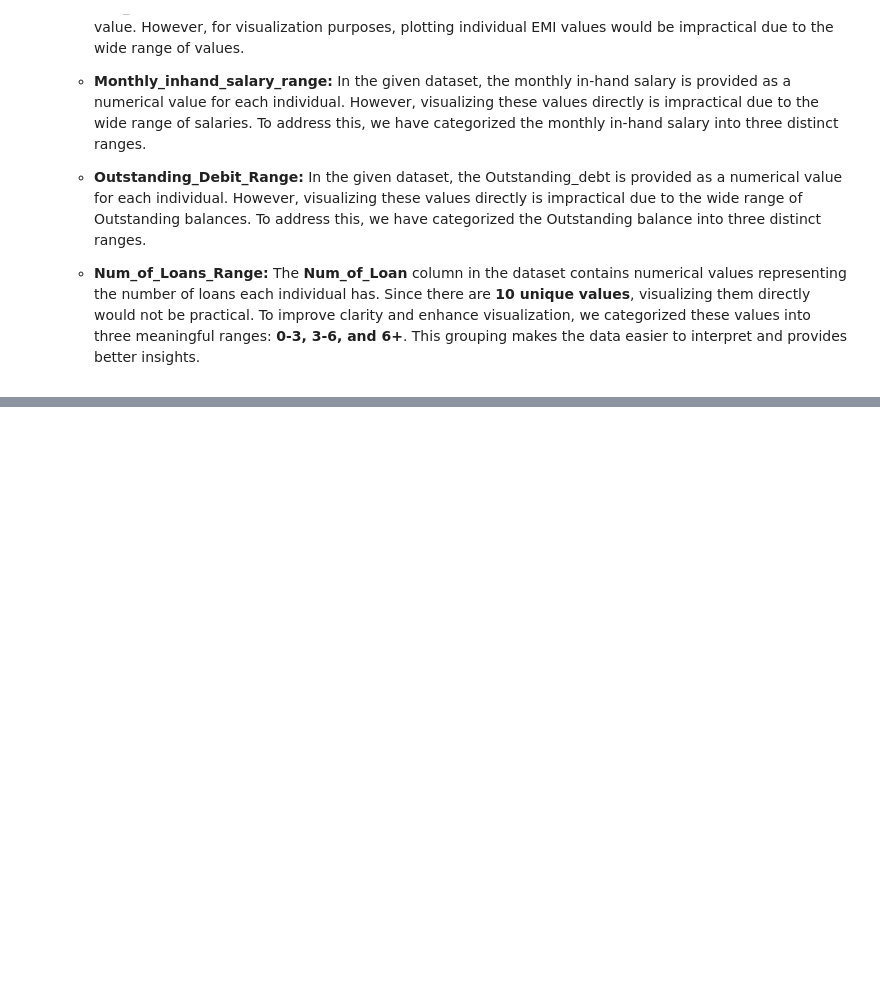
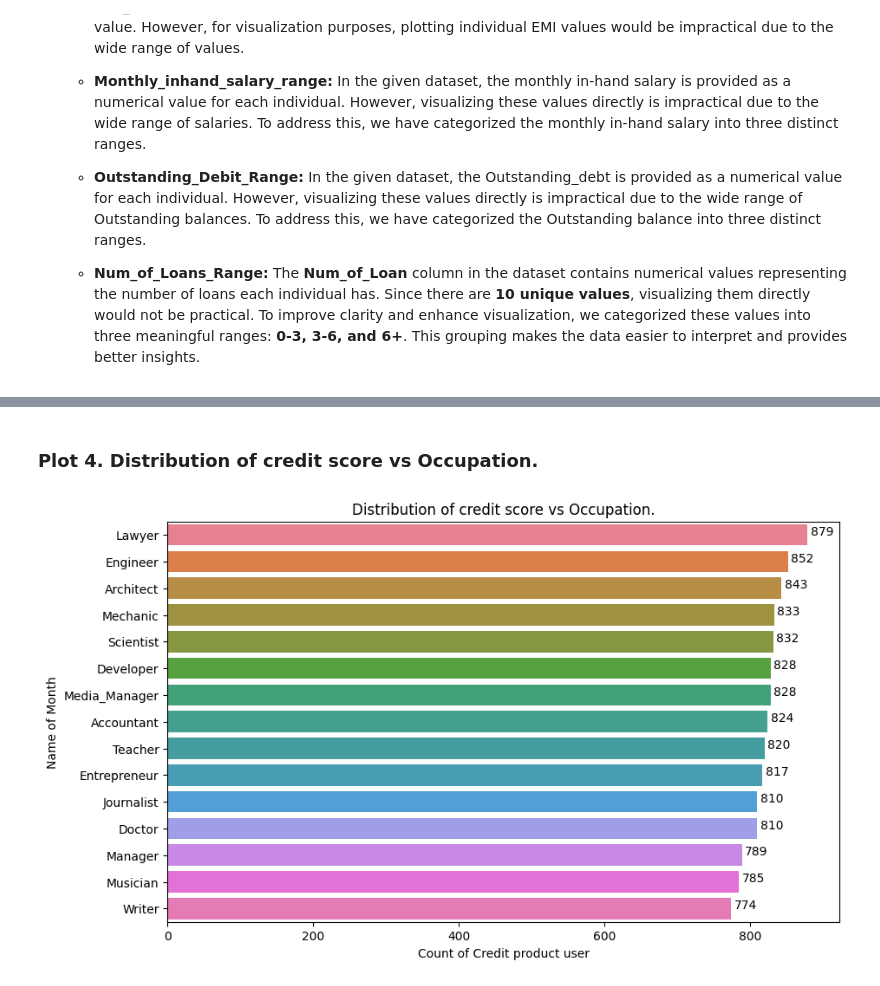
Before and after one commit to kamlendujha123/PaisaBazaar-Banking-Fraud-Analysis-EDA-Project, a Jupyter notebook: PaisaBazaar_Banking_Fraud_Analysis_EDA_Project.ipynb, the cells around one changed output, grey strips where cells are left out. Cells and saved outputs as stored; diff of their text form; code cells hidden in the pictures; blank space fills up the shorter version.

```diff
--- a/PaisaBazaar_Banking_Fraud_Analysis_EDA_Project.ipynb
+++ b/PaisaBazaar_Banking_Fraud_Analysis_EDA_Project.ipynb
@@ -631,0 +832,17 @@ To enhance data analysis and visualization, I added three new attributes: Age_Gr
+# %% [markdown]
+### **Plot 4. Distribution of credit score vs Occupation.**
+# %%
+occupation_count=df['Occupation'].value_counts()
+occupation_type=df['Occupation'].value_counts().index
+#print(occupation_type)
+#print(occupation_count)
+plt.figure(figsize=(10,6))
+ax=sns.barplot(x=occupation_count,y=occupation_type,hue=occupation_type)
+for i,v in enumerate(occupation_count):
+  ax.text(v+4,i,str(v))
+plt.title("Distribution of credit score vs Occupation.")
+plt.ylabel('Name of Month')
+plt.xlabel("Count of Credit product user")
+plt.show()
+# %% [output]
+[figure, added]
```
Also changed, not shown: parts of 50 cells of this notebook.
